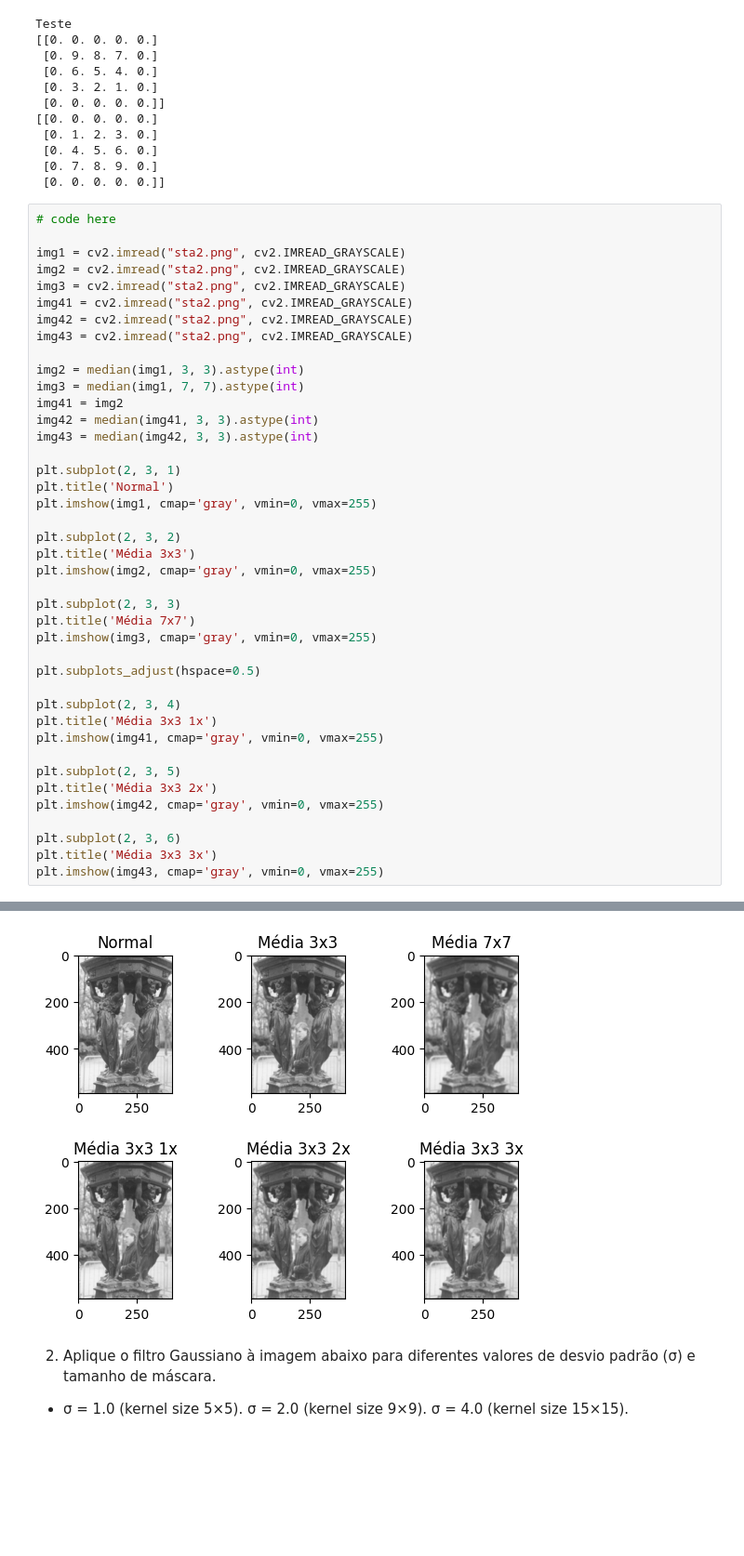
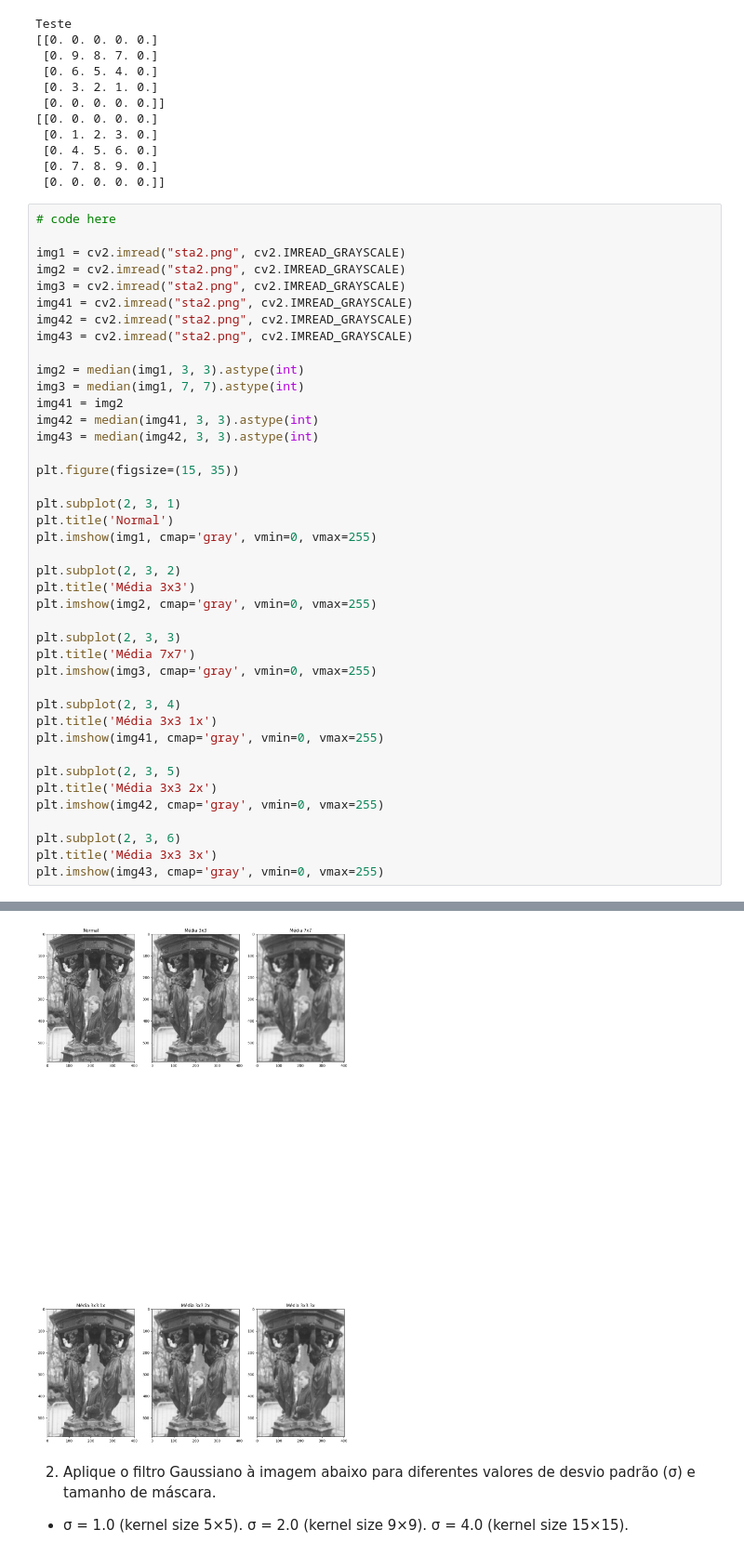
Before and after one commit to carlos-000-carlos/gsi058_t1_carlos.menezes, a Jupyter notebook: Lab04 - Low pass filtering/Lab04.ipynb, the cells around one changed output, grey strips where cells are left out. Shown at 93% size. Drawn from its saved outputs; the diff is of its cells as text; blank space fills up the shorter version.

```diff
--- a/Lab04 - Low pass filtering/Lab04.ipynb
+++ b/Lab04 - Low pass filtering/Lab04.ipynb
@@ -161,36 +161,36 @@ img2 = median(img1, 3, 3).astype(int)
 img3 = median(img1, 7, 7).astype(int)
 img41 = img2
 img42 = median(img41, 3, 3).astype(int)
 img43 = median(img42, 3, 3).astype(int)
 
+plt.figure(figsize=(15, 35))
+
 plt.subplot(2, 3, 1)
 plt.title('Normal')
 plt.imshow(img1, cmap='gray', vmin=0, vmax=255)
 
 plt.subplot(2, 3, 2)
 plt.title('Média 3x3')
 plt.imshow(img2, cmap='gray', vmin=0, vmax=255)
 
 plt.subplot(2, 3, 3)
 plt.title('Média 7x7')
 plt.imshow(img3, cmap='gray', vmin=0, vmax=255)
 
-plt.subplots_adjust(hspace=0.5)
-
 plt.subplot(2, 3, 4)
 plt.title('Média 3x3 1x')
 plt.imshow(img41, cmap='gray', vmin=0, vmax=255)
 
 plt.subplot(2, 3, 5)
 plt.title('Média 3x3 2x')
 plt.imshow(img42, cmap='gray', vmin=0, vmax=255)
 
 plt.subplot(2, 3, 6)
 plt.title('Média 3x3 3x')
 plt.imshow(img43, cmap='gray', vmin=0, vmax=255)
 # %% [output]
 <matplotlib.image.AxesImage at 0x...>
-[figure, old version]
+[figure, new version]
 # %% [markdown]
 2)	Aplique o filtro Gaussiano à imagem abaixo para diferentes valores de desvio padrão (σ) e tamanho de máscara.
 - σ = 1.0 (kernel size 5×5).	σ = 2.0 (kernel size 9×9).	σ =  4.0 (kernel size 15×15).
```
Also changed, not shown: parts of 3 cells of this notebook.
